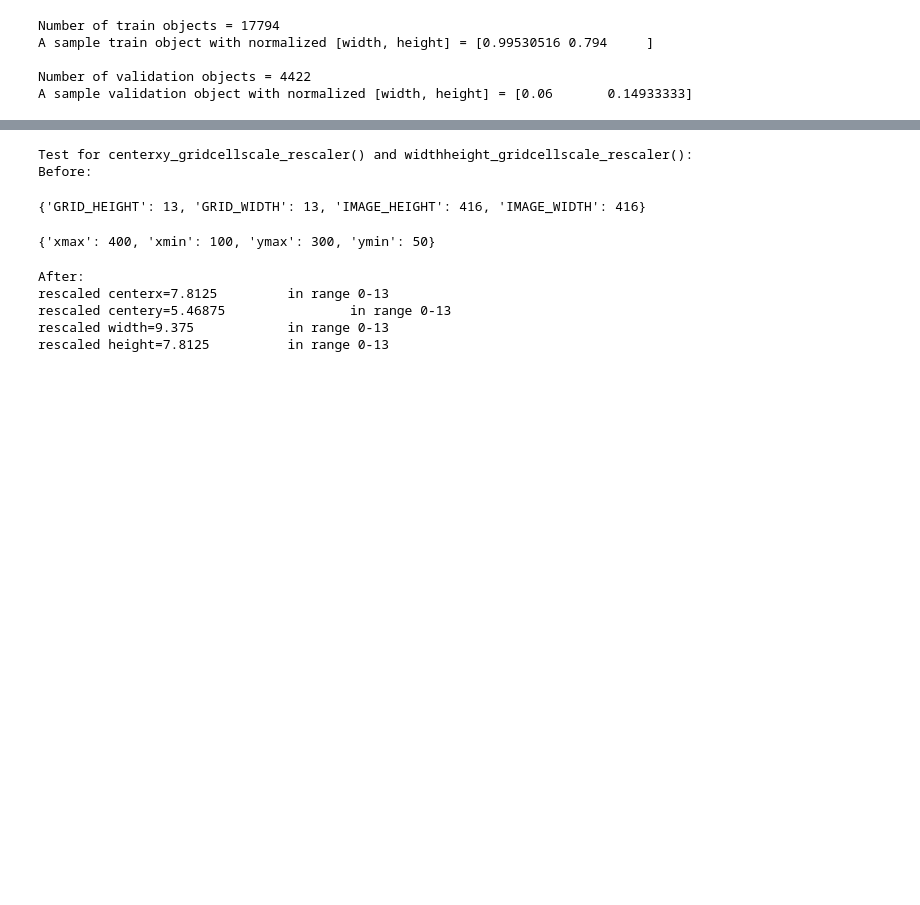
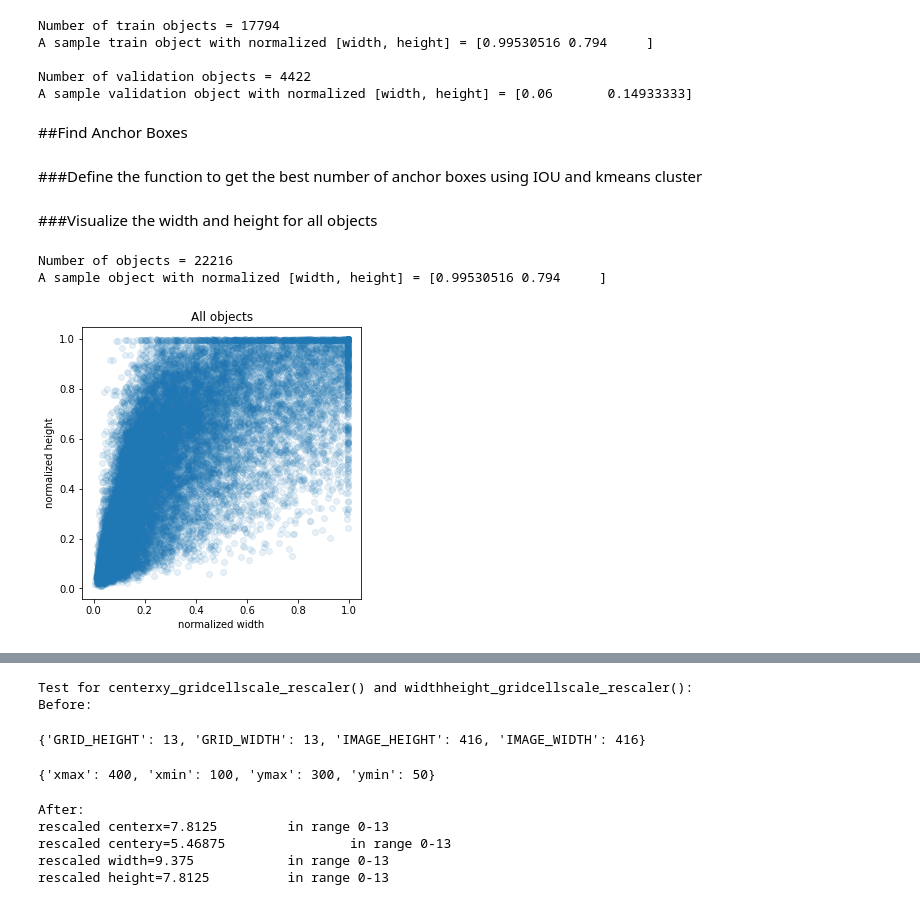
Before and after one commit to panjiarlins/smart-security-camera-project, a Jupyter notebook: ML Team/train.ipynb, the cells around one changed output, grey strips where cells are left out. Drawn from its saved outputs; the diff is of its cells as text; code cells hidden in the pictures; blank space fills up the shorter version.

```diff
--- a/ML Team/train.ipynb
+++ b/ML Team/train.ipynb
@@ -168,3 +179,7 @@ A sample train object with normalized [width, height] = [0.99530516 0.794     ]
 
 Number of validation objects = 4422
 A sample validation object with normalized [width, height] = [0.06       0.14933333]
+# %% [markdown]
+##Find Anchor Boxes
+# %% [markdown]
+###Define the function to get the best number of anchor boxes using IOU and kmeans cluster
@@ -170,0 +256,19 @@ A sample validation object with normalized [width, height] = [0.06       0.14933
+# %% [markdown]
+###Visualize the width and height for all objects
+# %%
+# Store width and height for every object
+objects_width_height = get_objects_width_height(train_images_dict + validation_images_dict)
+print(f'Number of objects = {objects_width_height.shape[0]}')
+print(f'A sample object with normalized [width, height] = {objects_width_height[0]}')
+
+# Display all the objects
+plt.figure(figsize=(5, 5))
+plt.scatter(objects_width_height[:, 0], objects_width_height[:, 1], alpha=.1)
+plt.title("All objects")
+plt.xlabel("normalized width")
+plt.ylabel("normalized height")
+plt.show()
+# %% [output]
+Number of objects = 22216
+A sample object with normalized [width, height] = [0.99530516 0.794     ]
+[figure, added]
```
Also changed, not shown: parts of 75 cells of this notebook.
